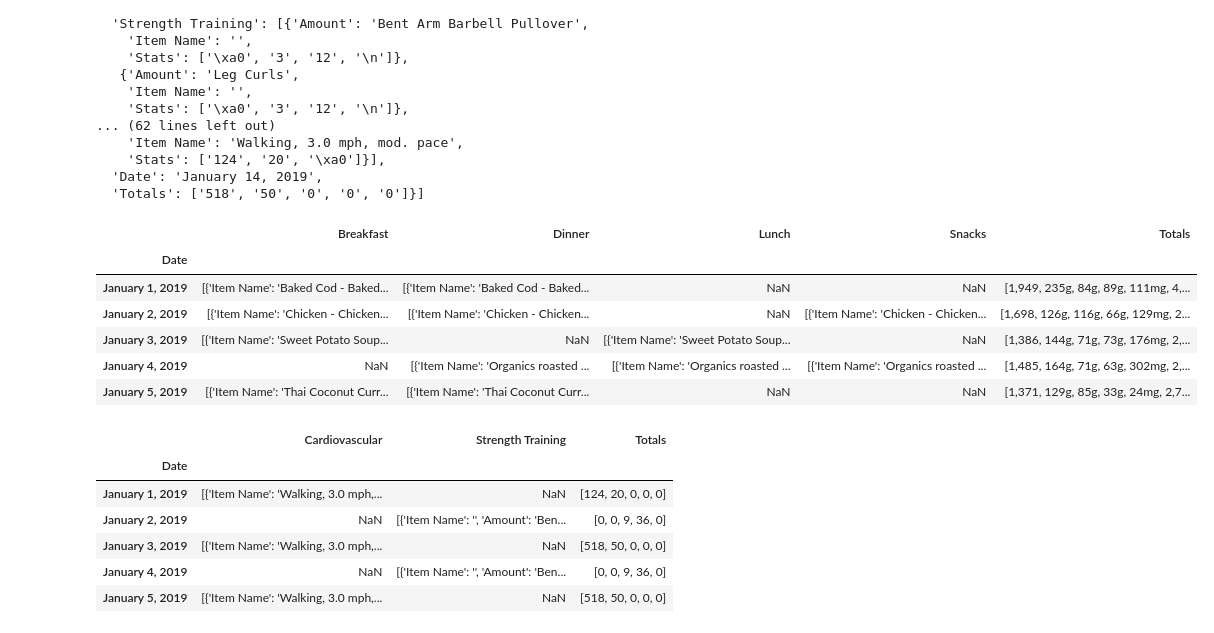
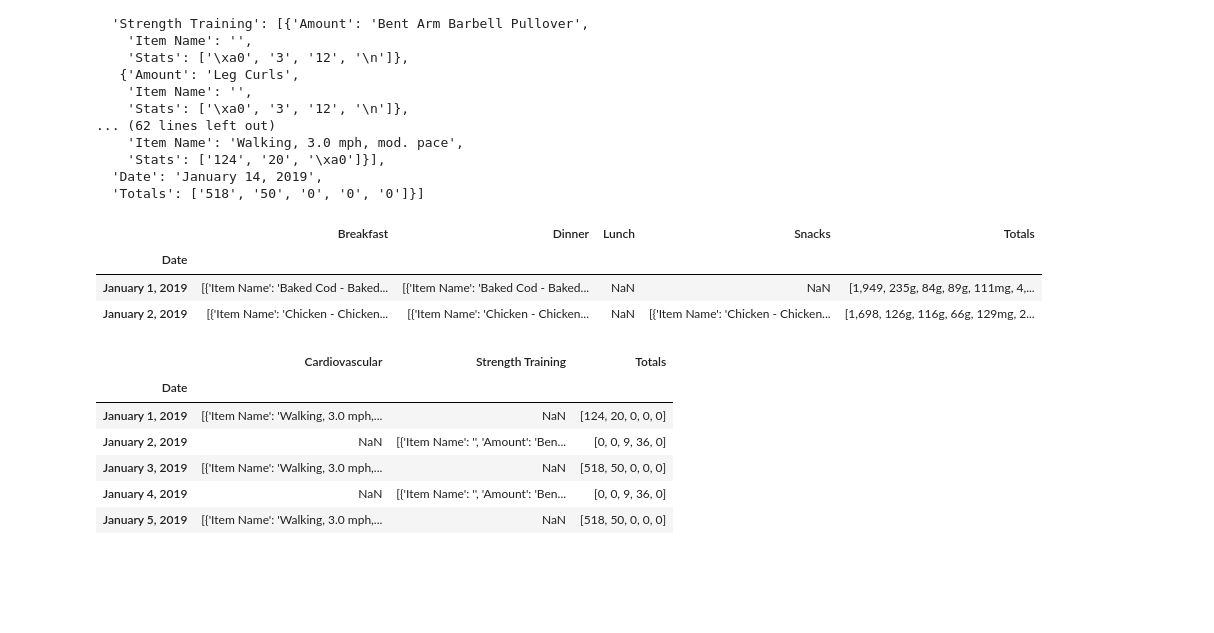
Before and after one commit to leaherb/myfitnesspal-diary-parser, a Jupyter notebook: notebooks/myfitnesspal-diary-parser.ipynb, the cells around one changed output. Saved outputs shown, nothing was run; the diff lists cells and outputs as text; code cells hidden in the pictures; blank space fills up the shorter version.

```diff
--- a/notebooks/myfitnesspal-diary-parser.ipynb
+++ b/notebooks/myfitnesspal-diary-parser.ipynb
@@ -42,11 +37,10 @@ output_file = config.get('GLOBAL', 'output_file')
 # %%
 def get_report_meta(html):
     """
-    Extract metadata from a MyFitnessPal diary. This includes:
-    * Date From (str)
-    * Date To (str)
-    * Food statistic names (list) (e.g. [Calories, Carbs, Protein, ...])
-    * Exercise statistic names (list) (e.g. [Calories, Minutes, Sets, ...])
+    Extract metadata from a MyFitnessPal diary, including:
+    * Date Range
+    * Food statistic names (e.g. [Calories, Carbs, Protein, ...])
+    * Exercise statistic names (e.g. [Calories, Minutes, Sets, ...])
 
     Args:
         html (BeautifulSoup): MyFitnessPal diary
@@ -96,8 +90,7 @@ def get_report_meta(html):
 # %%
 def get_daily_logs(html, totals_only=True):
     """
-    Parse html into embedded dictionaries for 'Foods', 'Exercises',
-    'Food Notes', and/or 'Exercise Notes'.
+    Parse html into embedded dictionaries.
 
     Log dates are tagged with <h2>, which are followed by that date's log entries.
 
@@ -256,7 +249,7 @@ def table_to_dict(html, totals_only=True):
 # %%
 def flatten_logs(log_list, dataset_type='Foods'):
     '''
-    Flatten a list of daily logs (dictionaries) into a dataframe.
+    Flatten a list of daily logs (dictionaries) into a dataframe format.
 
     `get_daily_logs` extracts daily log entries into a list of dictionaries
     (each daily log entry a dictionary). Flatten each entry in the journal
@@ -368,15 +361,12 @@ daily_log_dict['Exercises']
   'Date': 'January 14, 2019',
   'Totals': ['518', '50', '0', '0', '0']}]
 # %%
-food_log_df.head()
+food_log_df.head(2)
 # %% [output]
 |  | Breakfast | Dinner | Lunch | Snacks | Totals |
 | Date |  |  |  |  |  |
 | January 1, 2019 | [{'Item Name': 'Baked Cod - Baked... | [{'Item Name': 'Baked Cod - Baked... | NaN | NaN | [1,949, 235g, 84g, 89g, 111mg, 4,... |
 | January 2, 2019 | [{'Item Name': 'Chicken - Chicken... | [{'Item Name': 'Chicken - Chicken... | NaN | [{'Item Name': 'Chicken - Chicken... | [1,698, 126g, 116g, 66g, 129mg, 2... |
-| January 3, 2019 | [{'Item Name': 'Sweet Potato Soup... | NaN | [{'Item Name': 'Sweet Potato Soup... | NaN | [1,386, 144g, 71g, 73g, 176mg, 2,... |
-| January 4, 2019 | NaN | [{'Item Name': 'Organics roasted ... | [{'Item Name': 'Organics roasted ... | [{'Item Name': 'Organics roasted ... | [1,485, 164g, 71g, 63g, 302mg, 2,... |
-| January 5, 2019 | [{'Item Name': 'Thai Coconut Curr... | [{'Item Name': 'Thai Coconut Curr... | NaN | NaN | [1,371, 129g, 85g, 33g, 24mg, 2,7... |
 # %%
 try:
     exercise_log_df.head()
```
Also changed, not shown: parts of 5 cells of this notebook.
